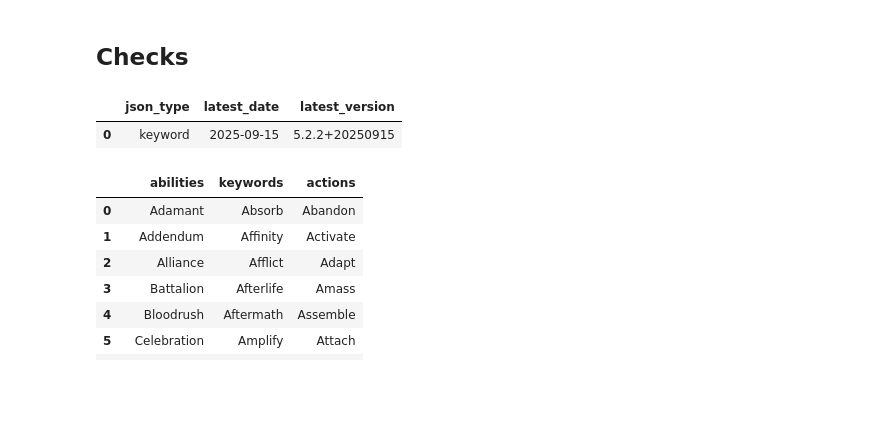
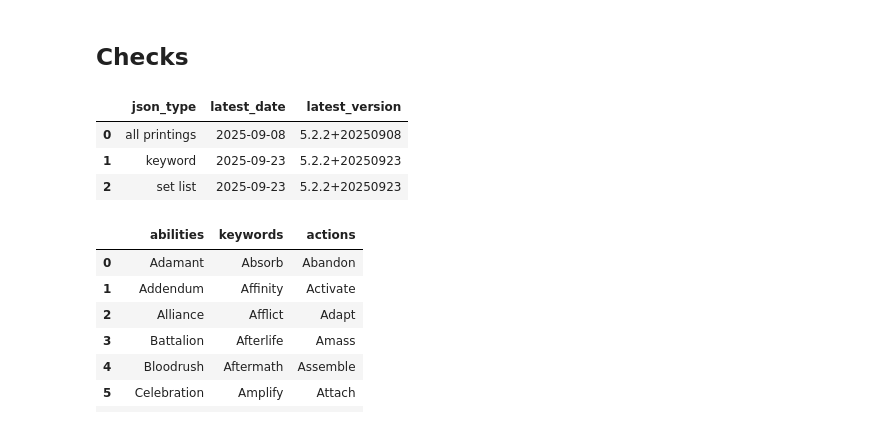
Before and after one commit to demonkeyfire/mtg-analysis-and-modelling, a Jupyter notebook: notebooks/keywords.ipynb, the cells around one changed output. Drawn from its saved outputs; the diff is of its cells as text; code cells hidden in the pictures; blank space fills up the shorter version.

```diff
--- a/notebooks/keywords.ipynb
+++ b/notebooks/keywords.ipynb
@@ -298,14 +299,15 @@ df__keywords.to_sql(name      = "keywords"
 # %%
 # Check the json file date and version
 query = """
         SELECT *
         FROM raw_data.data_recency
-        WHERE json_type = 'keyword'
         """
 pd.read_sql_query(query, con=engine)
 # %% [output]
 |  | json_type | latest_date | latest_version |
-| 0 | keyword | 2025-09-15 | 5.2.2+20250915 |
+| 0 | all printings | 2025-09-08 | 5.2.2+20250908 |
+| 1 | keyword | 2025-09-23 | 5.2.2+20250923 |
+| 2 | set list | 2025-09-23 | 5.2.2+20250923 |
 # %%
 # Check the dataframe top 10 values
 query = """
```
Also changed, not shown: parts of 2 cells of this notebook, 1 other file.
